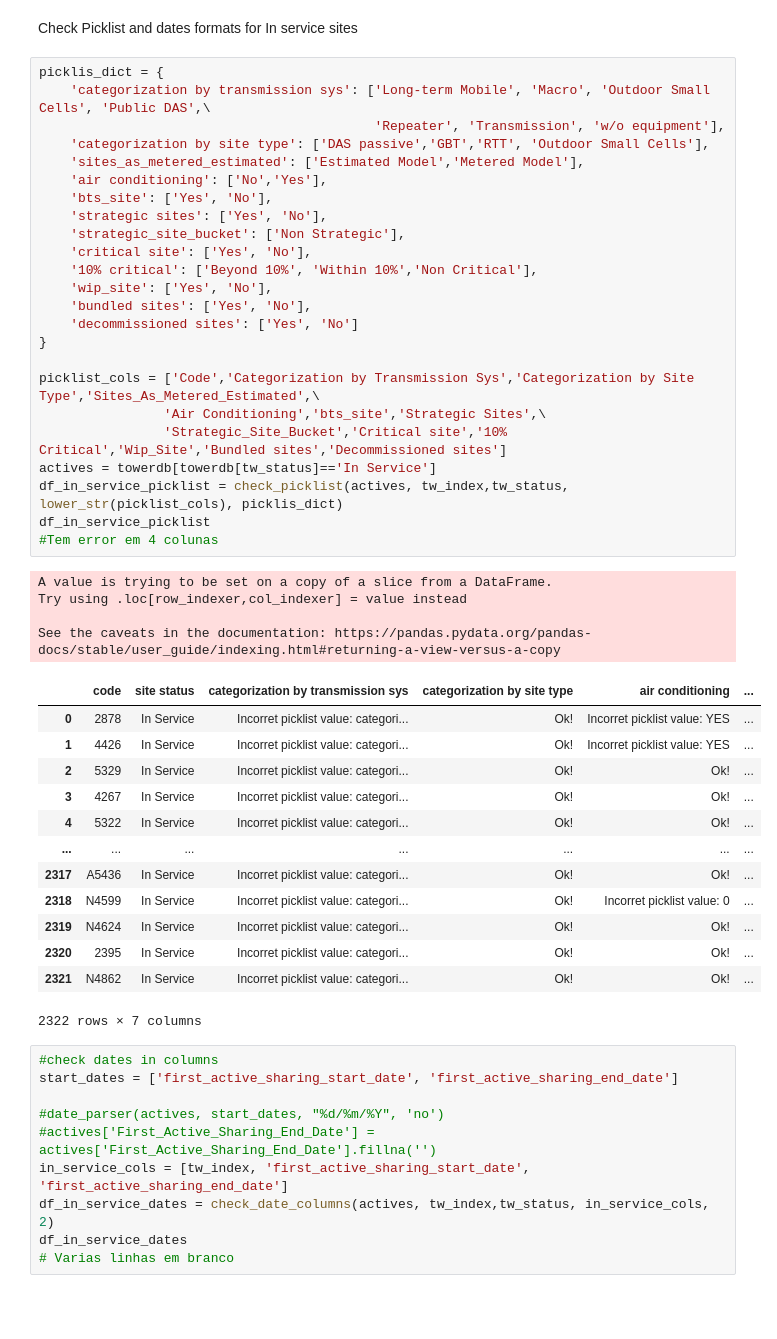
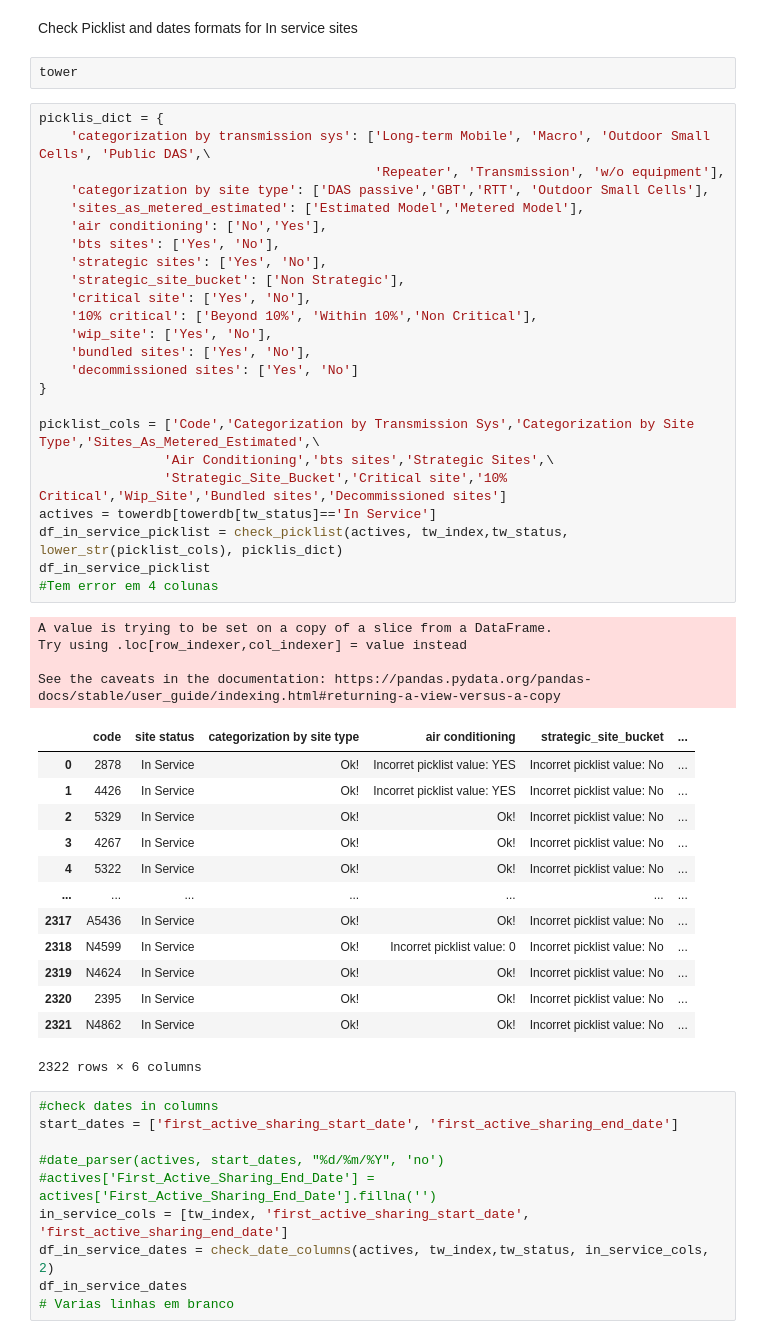
Before and after one commit to emerenan/xlsx_validation, a Jupyter notebook: ro_validations.ipynb, the cells around one changed output. Drawn from its saved outputs; the diff is of its cells as text; blank space fills up the shorter version.

```diff
--- a/ro_validations.ipynb
+++ b/ro_validations.ipynb
@@ -1689,48 +1507,50 @@ df_mom_decom = check_mom_bts(decomiss, tw_index, tw_status, tw_decom, msa, msa_i
 No Errors Founded!
 # %% [markdown]
 Check Picklist and dates formats for In service sites
+# %%
+tower
 # %%
 picklis_dict = {
     'categorization by transmission sys': ['Long-term Mobile', 'Macro', 'Outdoor Small Cells', 'Public DAS',\
                                            'Repeater', 'Transmission', 'w/o equipment'],
     'categorization by site type': ['DAS passive','GBT','RTT', 'Outdoor Small Cells'],
     'sites_as_metered_estimated': ['Estimated Model','Metered Model'],
     'air conditioning': ['No','Yes'],
-    'bts_site': ['Yes', 'No'],
+    'bts sites': ['Yes', 'No'],
     'strategic sites': ['Yes', 'No'],
     'strategic_site_bucket': ['Non Strategic'],
     'critical site': ['Yes', 'No'],
     '10% critical': ['Beyond 10%', 'Within 10%','Non Critical'],
     'wip_site': ['Yes', 'No'],
     'bundled sites': ['Yes', 'No'],
     'decommissioned sites': ['Yes', 'No']
 }
 
 picklist_cols = ['Code','Categorization by Transmission Sys','Categorization by Site Type','Sites_As_Metered_Estimated',\
-                'Air Conditioning','bts_site','Strategic Sites',\
+                'Air Conditioning','bts sites','Strategic Sites',\
                 'Strategic_Site_Bucket','Critical site','10% Critical','Wip_Site','Bundled sites','Decommissioned sites']
 actives = towerdb[towerdb[tw_status]=='In Service']
 df_in_service_picklist = check_picklist(actives, tw_index,tw_status, lower_str(picklist_cols), picklis_dict)
 df_in_service_picklist
 #Tem error em 4 colunas
 # %% [output]
 A value is trying to be set on a copy of a slice from a DataFrame.
 Try using .loc[row_indexer,col_indexer] = value instead
 
 See the caveats in the documentation: https://pandas.pydata.org/pandas-docs/stable/user_guide/indexing.html#returning-a-view-versus-a-copy
-|  | code | site status | categorization by transmission sys | categorization by site type | air conditioning | ... |
-| 0 | 2878 | In Service | Incorret picklist value: categori... | Ok! | Incorret picklist value: YES | ... |
-| 1 | 4426 | In Service | Incorret picklist value: categori... | Ok! | Incorret picklist value: YES | ... |
-| 2 | 5329 | In Service | Incorret picklist value: categori... | Ok! | Ok! | ... |
-| 3 | 4267 | In Service | Incorret picklist value: categori... | Ok! | Ok! | ... |
-| 4 | 5322 | In Service | Incorret picklist value: categori... | Ok! | Ok! | ... |
+|  | code | site status | categorization by site type | air conditioning | strategic_site_bucket | ... |
+| 0 | 2878 | In Service | Ok! | Incorret picklist value: YES | Incorret picklist value: No | ... |
+| 1 | 4426 | In Service | Ok! | Incorret picklist value: YES | Incorret picklist value: No | ... |
+| 2 | 5329 | In Service | Ok! | Ok! | Incorret picklist value: No | ... |
+| 3 | 4267 | In Service | Ok! | Ok! | Incorret picklist value: No | ... |
+| 4 | 5322 | In Service | Ok! | Ok! | Incorret picklist value: No | ... |
 | ... | ... | ... | ... | ... | ... | ... |
-| 2317 | A5436 | In Service | Incorret picklist value: categori... | Ok! | Ok! | ... |
-| 2318 | N4599 | In Service | Incorret picklist value: categori... | Ok! | Incorret picklist value: 0 | ... |
-| 2319 | N4624 | In Service | Incorret picklist value: categori... | Ok! | Ok! | ... |
-| 2320 | 2395 | In Service | Incorret picklist value: categori... | Ok! | Ok! | ... |
-| 2321 | N4862 | In Service | Incorret picklist value: categori... | Ok! | Ok! | ... |
+| 2317 | A5436 | In Service | Ok! | Ok! | Incorret picklist value: No | ... |
+| 2318 | N4599 | In Service | Ok! | Incorret picklist value: 0 | Incorret picklist value: No | ... |
+| 2319 | N4624 | In Service | Ok! | Ok! | Incorret picklist value: No | ... |
+| 2320 | 2395 | In Service | Ok! | Ok! | Incorret picklist value: No | ... |
+| 2321 | N4862 | In Service | Ok! | Ok! | Incorret picklist value: No | ... |
-2322 rows × 7 columns
+2322 rows × 6 columns
 # %%
 #check dates in columns
 start_dates = ['first_active_sharing_start_date', 'first_active_sharing_end_date']
```
Also changed, not shown: parts of 25 cells of this notebook.
